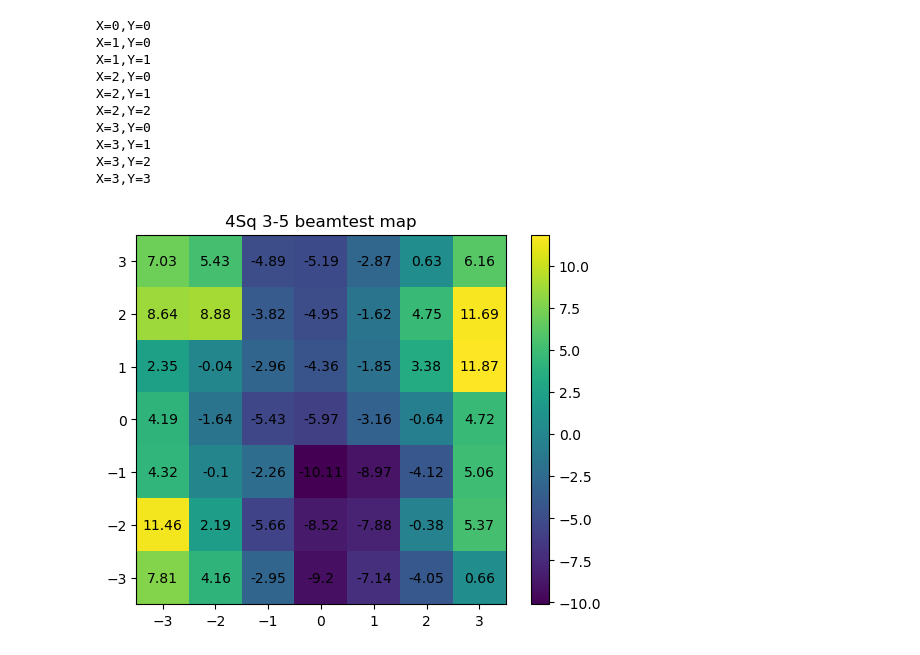
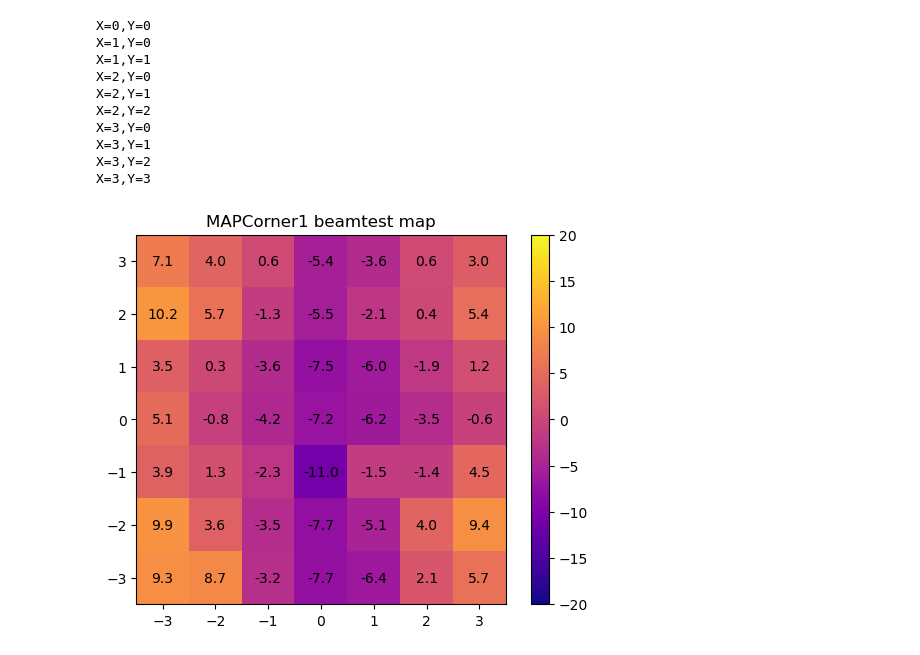
Before and after one commit to Denys-Klekots/GRAiNITA_testbeam, a Jupyter notebook: non-uniformity_analysis.ipynb, the cells around one changed output. Drawn from its saved outputs; the diff is of its cells as text; code cells hidden in the pictures.

Commit message:
Reading maps from files was implemented and the color maps changed

```diff
--- a/non-uniformity_analysis.ipynb
+++ b/non-uniformity_analysis.ipynb
@@ -53,0 +1,35 @@ Map name is 4Sq 3-5
+# %%
+import numpy as np
+import matplotlib.pyplot as plt
+import matplotlib.colors as colors
+import pickle
+
+import matplotlib as mpl
+mpl.rc('image', cmap='plasma')
+
+
+nDivisionsXY = 336
+sLength = 83.5
+ENERGY_PLOT_CUT = 0.90
+
+ENERGY = 25 # GeV
+SIM_OUT_DIRS = f"Sim_maps/{ENERGY}GeV"
+
+if ENERGY == 25:
+    number_of_events = 1000 # use for 25 GeV
+elif ENERGY == 1:
+    number_of_events = 3000 # use for 1 GeV
+
+
+# MAP_NAME = "MAPCorner0"
+MAP_NAME = "MAPCorner1"
+wights_map_1cell = np.loadtxt("maps/" + MAP_NAME + ".txt")
+
+
+# this not suppose to change final result,
+# but make visualsation of maps the same as
+# in Herve's presentation
+wights_map_1cell = np.transpose(wights_map_1cell)
+
+print("Energy =", ENERGY, "GeV")
+print("Map name is", MAP_NAME)
@@ -158,18 +145,18 @@ X=3,Y=3
 # %%
 plt.figure(figsize=(6.4, 4.8))
 plt.imshow(np.transpose(wights_map_1cell)[::-1,:], extent=(-3.5, 3.5, -3.5, 3.5))
 
 for (j,i),label in np.ndenumerate(np.transpose(wights_map_1cell)[::-1,:]):
-    plt.gca().text(i-3,3-j,label,ha='center',va='center')
+    plt.gca().text(i-3,3-j,"{:.1f}".format(label),ha='center',va='center')
 
 cbar = plt.colorbar()
 plt.title(MAP_NAME+" beamtest map")
 
 plt.savefig("plots/Efficiency_map_muons.png")
 
-# plt.clim(-20, 20)
+plt.clim(-20, 20)
 # %% [output]
-[figure, old version]
+[figure, new version]
 # %%
 nBins = nDivisionsXY//2-1
 
```
Also changed, not shown: parts of 6 cells of this notebook.
